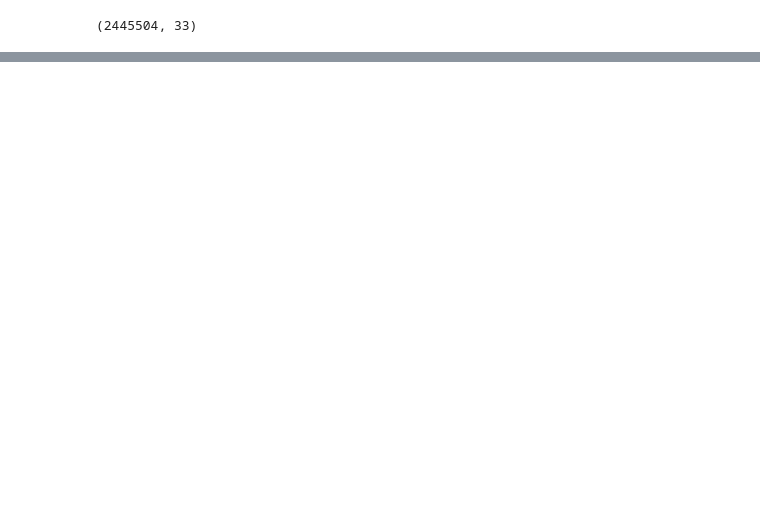
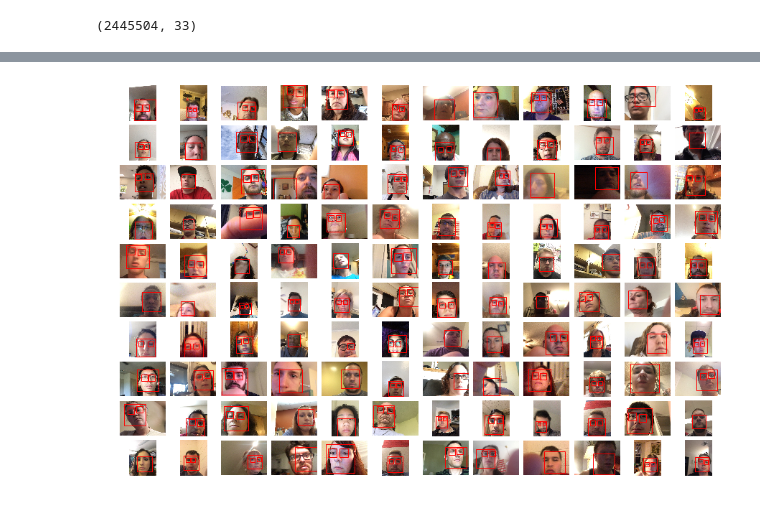
Before and after one commit to rcdilorenzo/inspector-lestrade, a Jupyter notebook: eye-tracking-eda.ipynb, the cells around one changed output, grey strips where cells are left out. Cells and saved outputs as stored; diff of their text form; code cells hidden in the pictures; blank space fills up the shorter version.

```diff
--- a/eye-tracking-eda.ipynb
+++ b/eye-tracking-eda.ipynb
@@ -4,7 +4,7 @@ from os.path import join, isfile, expanduser
 from glob import glob
 from toolz import pipe, curry
 from toolz.curried import reduce, map
-from funcy import compose, rpartial
+from funcy import compose, rpartial, partial
 from operator import add
 import pandas as pd
 import json
@@ -17,6 +17,7 @@ frame_paths = compose(
     rpartial(join, 'frames/*.jpg')
 )
 
+FOLDER_DIR = '~/Documents/data/gazecapture'
 OUT_CSV = './eye-gaze-capture.csv'
 
 READ_FUNCS = {
@@ -88,0 +128,53 @@ capture_df.shape
+# %%
+import matplotlib as mpl
+from random import sample as rand_subset
+
+mpl.rcParams['figure.figsize'] = (15, 10)
+
+@curry
+def col(key, row):
+    return row[key]
+
+from_dir = partial(join, expanduser(FOLDER_DIR))
+
+frame = compose(mpl.image.imread, from_dir, col('Frame'))
+
+def rect(x, y, w, h, row):
+    return mpl.patches.Rectangle(
+        (x, y), w, h,
+        linewidth=1,
+        edgecolor='r',
+        facecolor='none')
+
+@curry
+def optional_val(key, prefix, row):
+    return 0 if prefix is None else col(prefix + '.' + key, row)
+
+x_col = optional_val('X')
+y_col = optional_val('Y')
+w_col = optional_val('W')
+h_col = optional_val('H')
+
+def rect_prefix(prefix, row, relative_to = None):
+    return rect(x_col(prefix, row) + x_col(relative_to, row),
+                y_col(prefix, row) + y_col(relative_to, row),
+                w_col(prefix, row),
+                h_col(prefix, row),
+                row)
+
+def display_detections(row, axis = None):
+    axis.set_axis_off()
+    axis.imshow(frame(row))
+    axis.add_patch(rect_prefix('appleFace', row))
+    axis.add_patch(rect_prefix('appleLeftEye', row, relative_to = 'appleFace'))
+    axis.add_patch(rect_prefix('appleRightEye', row, relative_to = 'appleFace'))
+
+
+figure, axarr = plt.subplots(10, 12, gridspec_kw = dict(wspace=0.1, hspace=0.1))
+
+for idx, axis in zip(rand_subset(range(filtered_df.shape[0]), 120), axarr.flatten()):
+    display_detections(filtered_df.iloc[idx], axis)
+
+plt.show()
+# %% [output]
+[figure, added]
```
Also changed, not shown: parts of 6 cells of this notebook.
